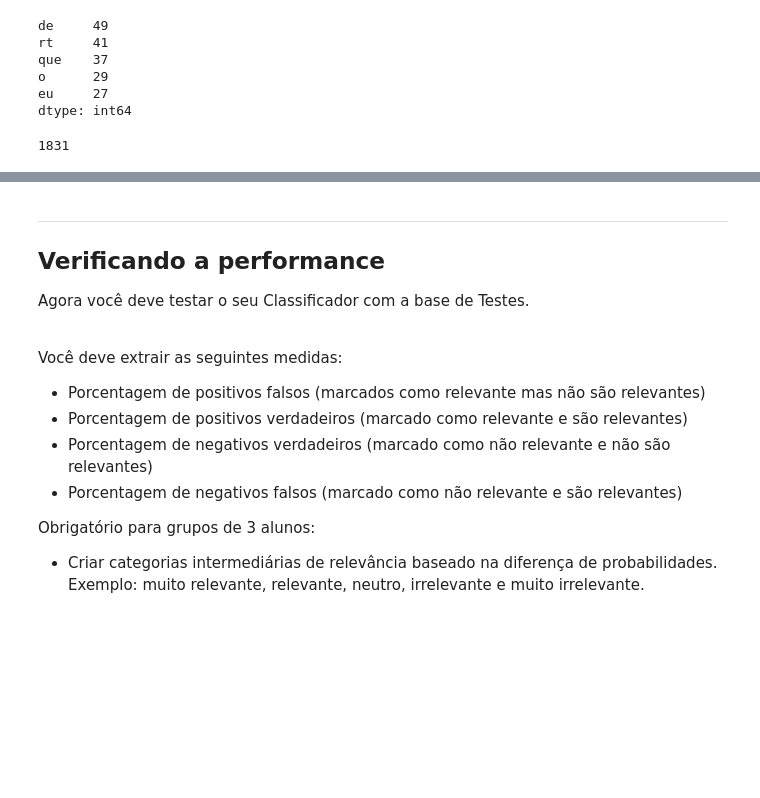
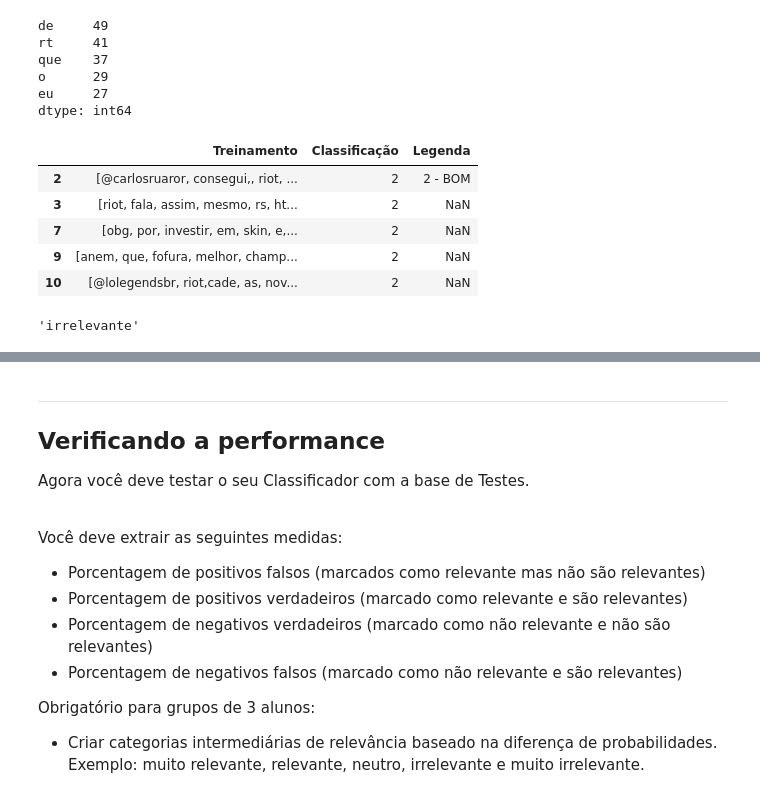
Before and after one commit to slimkaki/projeto2_CD2018, a Jupyter notebook: Projeto-2-Naive-Bayes.ipynb, the cells around one changed output, grey strips where cells are left out. Saved outputs shown, nothing was run; the diff lists cells and outputs as text; code cells hidden in the pictures; blank space fills up the shorter version.

Commit message:
def bayes aprimorada

```diff
--- a/Projeto-2-Naive-Bayes.ipynb
+++ b/Projeto-2-Naive-Bayes.ipynb
@@ -128,6 +128,18 @@ que    37
 o      29
 eu     27
 dtype: int64
+# %%
+dfTotal=df.Treinamento.sum()
+dfTotal=pd.Series(dfTotal)
+dfTotal=dfTotal.value_counts()
+dfBom.head()
+# %% [output]
+|  | Treinamento | Classificação | Legenda |
+| 2 | [@carlosruaror, consegui,, riot, ... | 2 | 2 - BOM |
+| 3 | [riot, fala, assim, mesmo, rs, ht... | 2 | NaN |
+| 7 | [obg, por, investir, em, skin, e,... | 2 | NaN |
+| 9 | [anem, que, fofura, melhor, champ... | 2 | NaN |
+| 10 | [@lolegendsbr, riot,cade, as, nov... | 2 | NaN |
 # %%
 #Calculando as probabilidades base
 #Prob palavra/bom
@@ -139,27 +151,38 @@ dfBomIrre2=(dfIrreProb+1)/(len(dfIrreProb)+len(df))
 # %%
-def bayes(df):
+def bayes(df, dfTotal):
+    laplace=(1/len(dfTotal))
     for i in df:
         c_bom=1
         c_ruim=1
         c_irre=1
         for u in i:
             p=dfTotal[u]/len(dfTotal) #(Probabilidade da palavra no espaço amostral de todas as palavras)
-            p_bom=dfBomProb2[u]
-            p_ruim=dfRuimProb[u]
-            p_irre=dfIrreProb[u]
+            if u not in dfBomProb2:
+                p_bom=laplace
+            else:
+                p_bom=dfBomProb2[u]
+            if u not in dfRuimProb2:
+                p_ruim=laplace
+            else:
+                p_ruim=dfRuimProb2[u]
+            if u not in dfIrreProb2:
+                p_irre=laplace
+            else:
+                p_irre=dfIrreProb2[u]
+
             c_bom*=((p_bom*ProbBom)/p)
             c_ruim*=((p_ruim*ProbRuim)/p)
             c_irre*=((p_irre*ProbIrre)/p)
+
         if c_bom>c_ruim and c_bom>c_irre:
-            #Classifica como Bom
+            #Classifica como Bom (2)
+            return 'bom'
         elif c_ruim>c_bom and c_ruim>c_irre:
-            #Classifica como ruim
+            #Classifica como Ruim (1)
+            return 'ruim'
         elif c_irre>c_bom and c_irre>c_ruim:
-            #Classifica como Irrelevante
+            #Classifica como Irrelevante (0)
+            return 'irrelevante'
+bayes(df.Treinamento, dfTotal)
+# %% [output]
+'irrelevante'
-# %%
-dfTotal=df.Treinamento.sum()
-dfTotal=pd.Series(dfTotal)
-dfTotal=dfTotal.value_counts()
-dfBom
-# %% [output]
-1831
```
Also changed, not shown: parts of 2 cells of this notebook.
